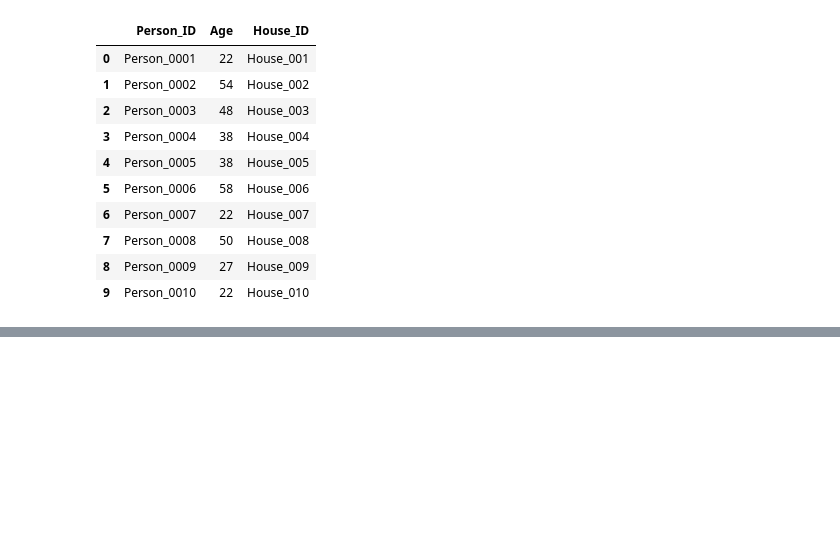
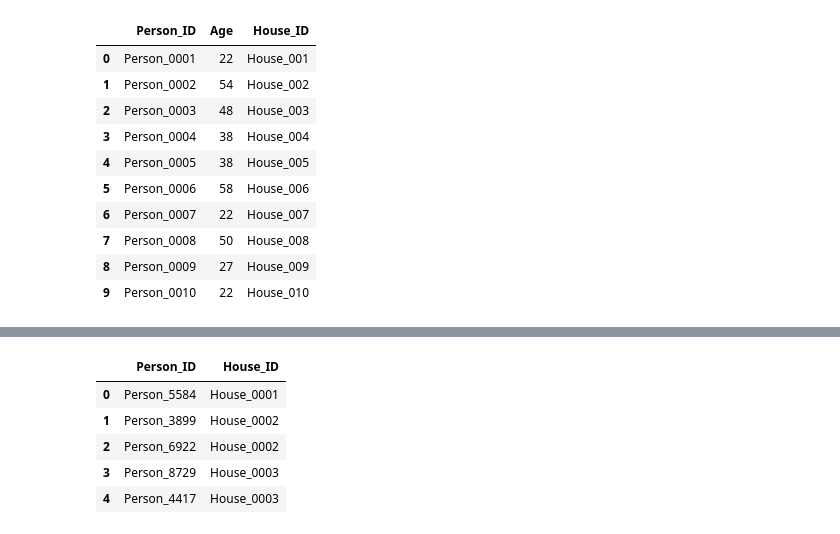
Before and after one commit to kagermanov98/community-life-lab, a Jupyter notebook: 01_population_generation.ipynb, the cells around one changed output, grey strips where cells are left out. Cells and saved outputs as stored; diff of their text form; code cells hidden in the pictures; blank space fills up the shorter version.

```diff
--- a/01_population_generation.ipynb
+++ b/01_population_generation.ipynb
@@ -42,0 +215,51 @@ First 10 fictional people:
+# %%
+
+person_ids = [
+    f"Person_{i:04d}"
+    for i in range(1, N_PEOPLE + 1)
+]
+
+reserved_people = {
+    person
+    for members in fixed_members.values()
+    for person in members
+}
+
+available_people = [
+    person for person in person_ids
+    if person not in reserved_people
+]
+
+rng.shuffle(available_people)
+
+membership_rows = []
+cursor = 0
+
+for house in houses_df.itertuples(index=False):
+    if house.House_ID in fixed_members:
+        members = fixed_members[house.House_ID]
+    else:
+        members = available_people[
+            cursor:cursor + house.Residents
+        ]
+        cursor += house.Residents
+
+    for person in members:
+        membership_rows.append({
+            "Person_ID": person,
+            "House_ID": house.House_ID
+        })
+
+membership_df = pd.DataFrame(membership_rows)
+
+assert len(membership_df) == N_PEOPLE
+assert membership_df["Person_ID"].is_unique
+
+display(membership_df.head())
+# %% [output]
+|  | Person_ID | House_ID |
+| 0 | Person_5584 | House_0001 |
+| 1 | Person_3899 | House_0002 |
+| 2 | Person_6922 | House_0002 |
+| 3 | Person_8729 | House_0003 |
+| 4 | Person_4417 | House_0003 |
```
Also changed, not shown: parts of 7 cells of this notebook.
